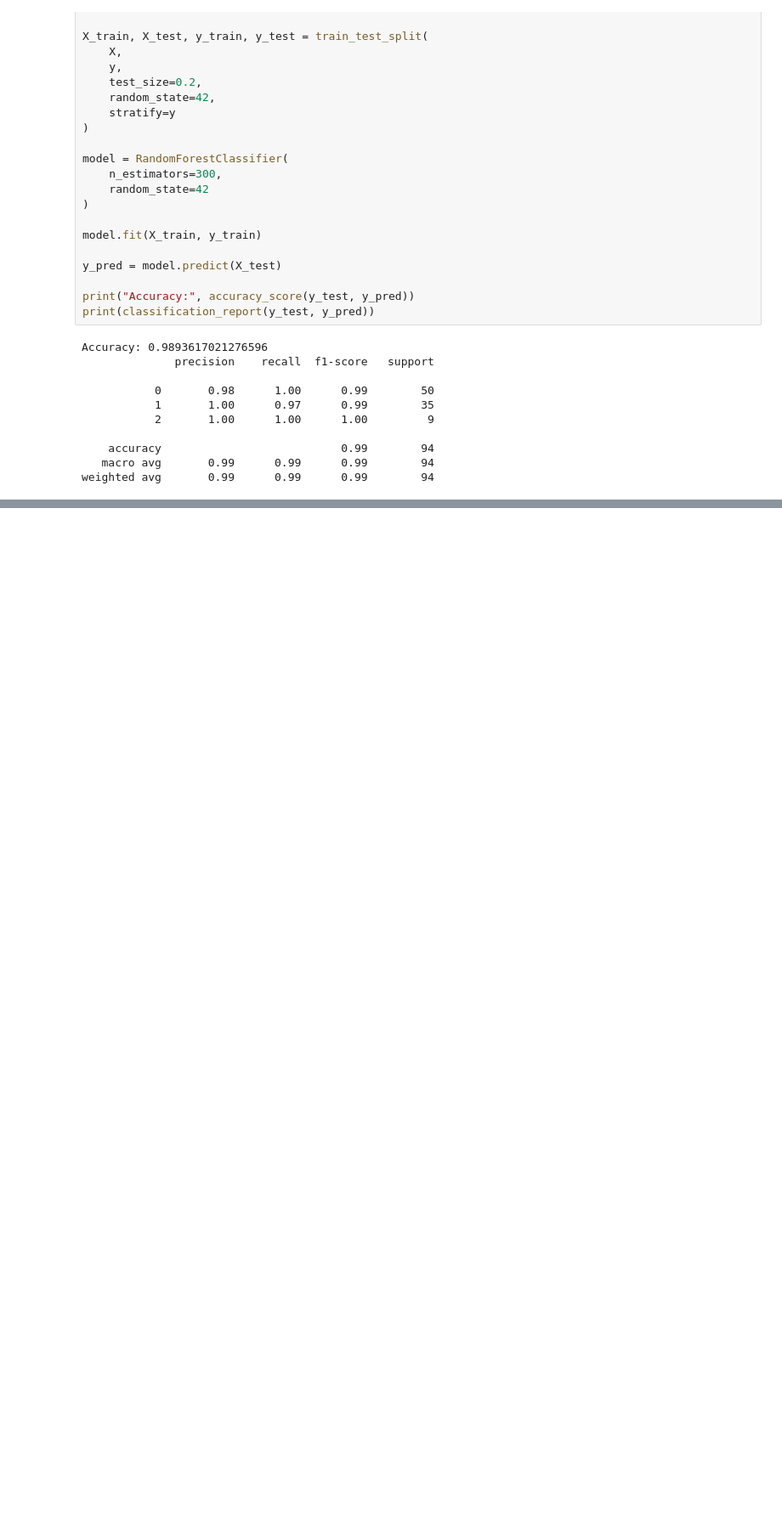
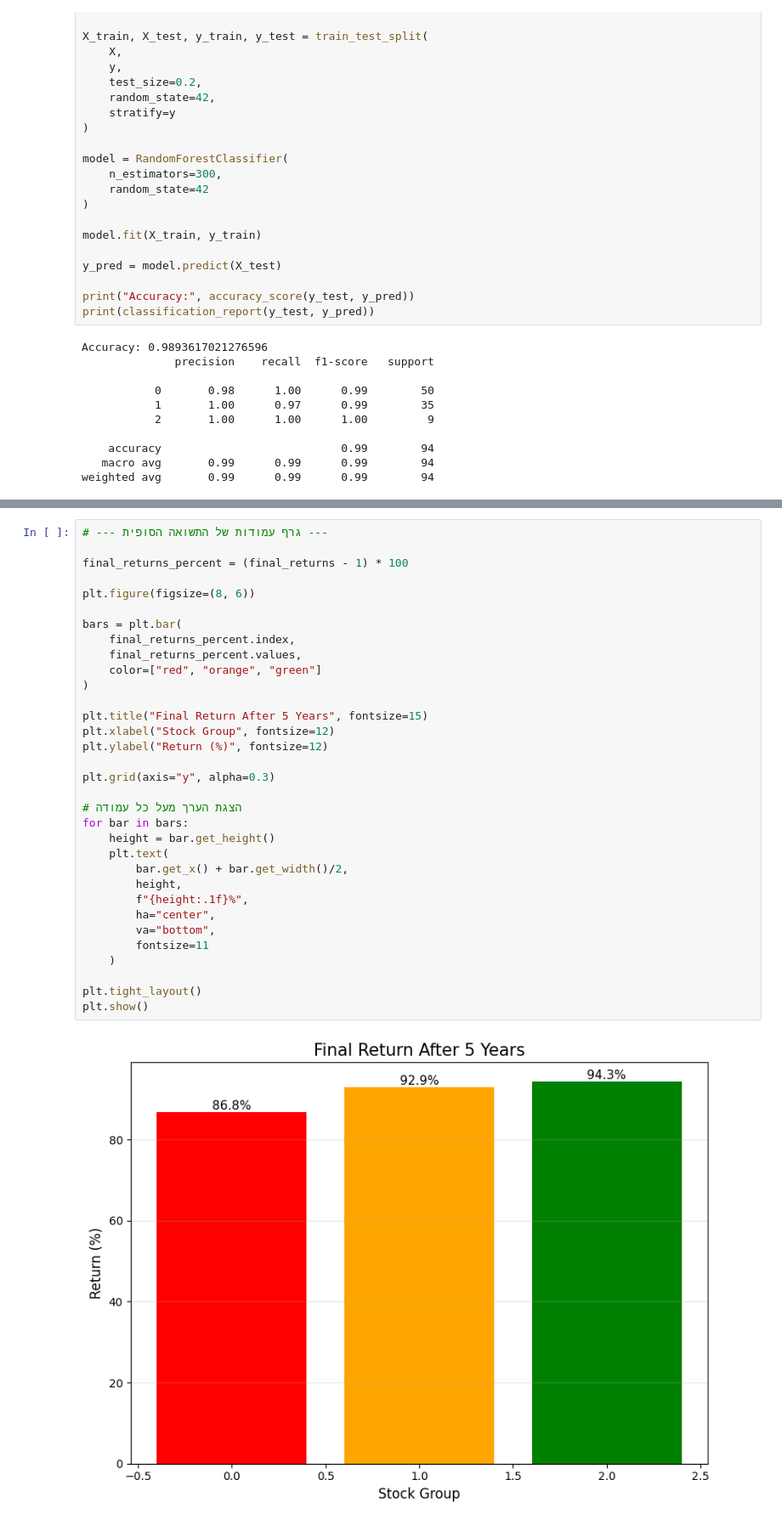
Before and after one commit to dviropa/Theory-Of-Data-Science, a Jupyter notebook: Avg.ipynb, the cells around one changed output, grey strips where cells are left out. Shown at 85% size. Cells and saved outputs as stored; diff of their text form; blank space fills up the shorter version.

```diff
--- a/Avg.ipynb
+++ b/Avg.ipynb
@@ -197,0 +207,35 @@ weighted avg       0.99      0.99      0.99        94
+# %%
+# --- גרף עמודות של התשואה הסופית ---
+
+final_returns_percent = (final_returns - 1) * 100
+
+plt.figure(figsize=(8, 6))
+
+bars = plt.bar(
+    final_returns_percent.index,
+    final_returns_percent.values,
+    color=["red", "orange", "green"]
+)
+
+plt.title("Final Return After 5 Years", fontsize=15)
+plt.xlabel("Stock Group", fontsize=12)
+plt.ylabel("Return (%)", fontsize=12)
+
+plt.grid(axis="y", alpha=0.3)
+
+# הצגת הערך מעל כל עמודה
+for bar in bars:
+    height = bar.get_height()
+    plt.text(
+        bar.get_x() + bar.get_width()/2,
+        height,
+        f"{height:.1f}%",
+        ha="center",
+        va="bottom",
+        fontsize=11
+    )
+
+plt.tight_layout()
+plt.show()
+# %% [output]
+[figure, added]
```
Also changed, not shown: parts of 2 cells of this notebook.
